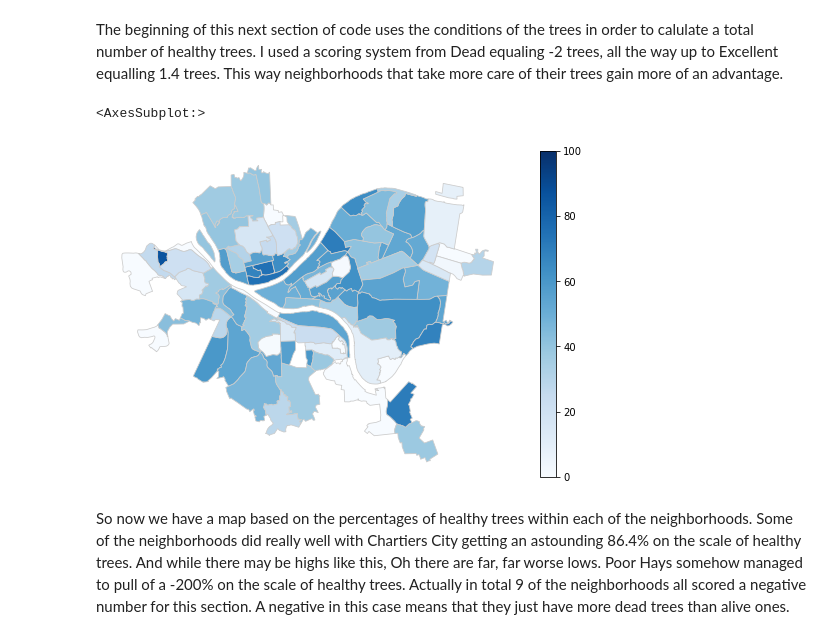
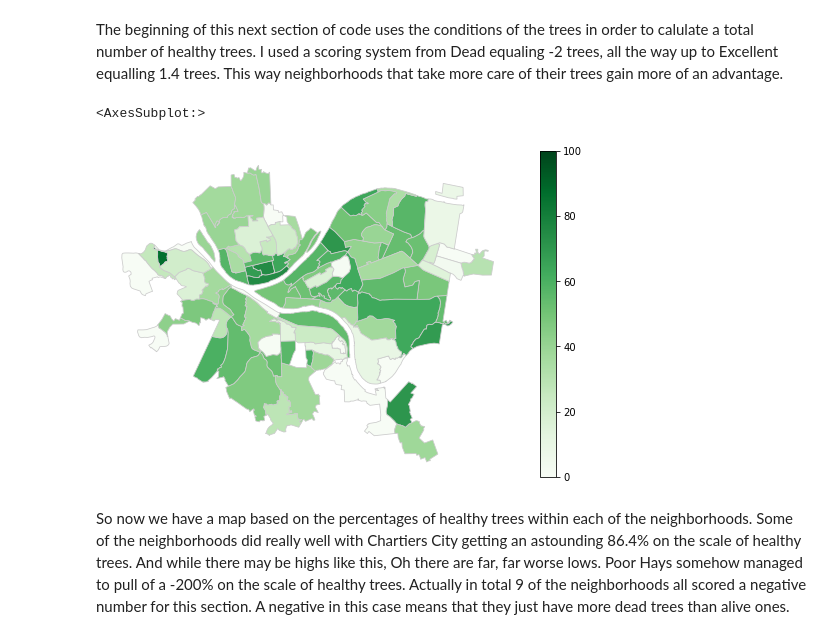
Before and after one commit to AndyDobrowolski/0010FinalProject, a Jupyter notebook: Anderis.ipynb, the cells around one changed output. Saved outputs shown, nothing was run; the diff lists cells and outputs as text; code cells hidden in the pictures.

Commit message:
Added Kenny's data into the main file. ALso changed my map colors to green cuz trees.

```diff
--- a/Anderis.ipynb
+++ b/Anderis.ipynb
@@ -154,36 +154,36 @@ calc_list = []
 
 # fills the first two lists with the original tree counts and the sum of Tree Health.
 for x in merged3['count']:
     count_list.append(x)
 for x in merged3['Tree Health']:
     health_list.append(x)
 
 # fills a list with the calulations of what percent of trees are healthy within each neighborhood.
 for x in range(90):
     calc_list.append((((health_list[x]) / (count_list[x]))) * 100)
 
 # puts it into a DataFrame
 perc_health = pd.DataFrame().append(calc_list)
 perc_health.columns = ['Tree Health Percentage']
 
 # Another mergex variable!
 merged4 = pd.concat([merged3,perc_health], axis=1, ignore_index=False, sort=False)
 
 # variables for the Choropleth map :D
 variable = 'Tree Health Percentage'
 vmin,vmax = 0, 100
 fig, ax = plt.subplots(1, figsize=(10, 6))
 ax.axis('off')
 
 # Legends never die
-sm = plt.cm.ScalarMappable(cmap='Blues', norm=plt.Normalize(vmin=vmin, vmax=vmax))
+sm = plt.cm.ScalarMappable(cmap='Greens', norm=plt.Normalize(vmin=vmin, vmax=vmax))
 cbar = fig.colorbar(sm)
 
 # makes the map
-merged4.plot(column=variable, cmap='Blues', linewidth=0.8, vmin=vmin , vmax=vmax , ax=ax, edgecolor='0.8')
+merged4.plot(column=variable, cmap='Greens', linewidth=0.8, vmin=vmin , vmax=vmax , ax=ax, edgecolor='0.8')
 # %% [output]
 <AxesSubplot:>
-[figure, old version]
+[figure, new version]
 # %% [markdown]
 So now we have a map based on the percentages of healthy trees within each of the neighborhoods. Some of the neighborhoods did really well with Chartiers City getting an astounding 86.4% on the scale of healthy trees. And while there may be highs like this, Oh there are far, far worse lows. Poor Hays somehow managed to pull of a -200% on the scale of healthy trees. Actually in total 9 of the neighborhoods all scored a negative number for this section. A negative in this case means that they just have more dead trees than alive ones.
 # %%
```
Also changed, not shown: parts of 3 cells of this notebook, 1 other file.
